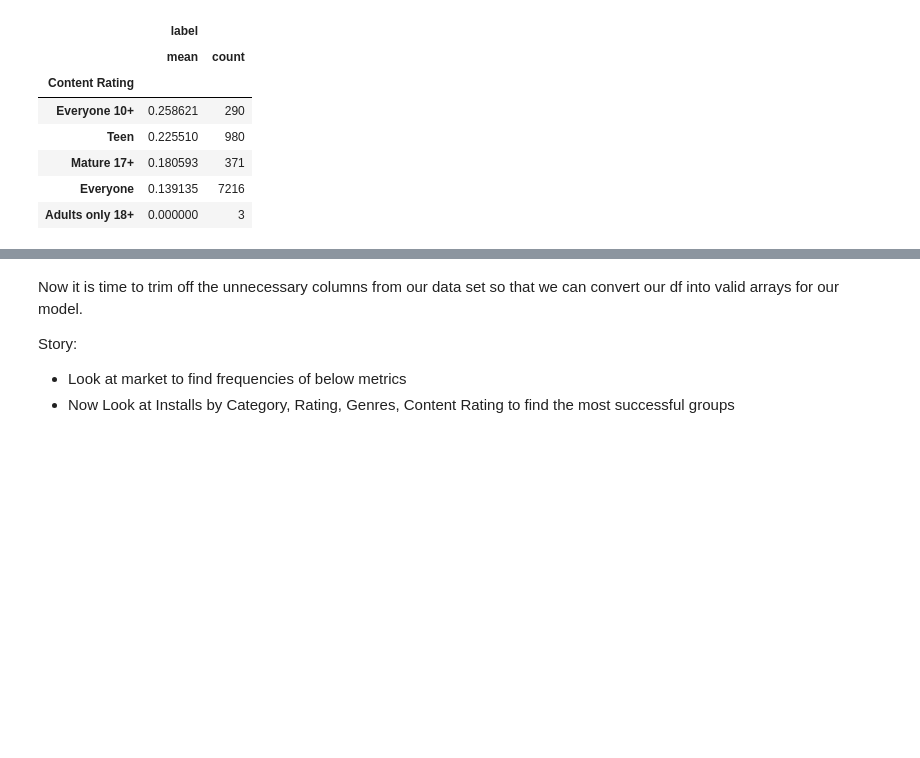
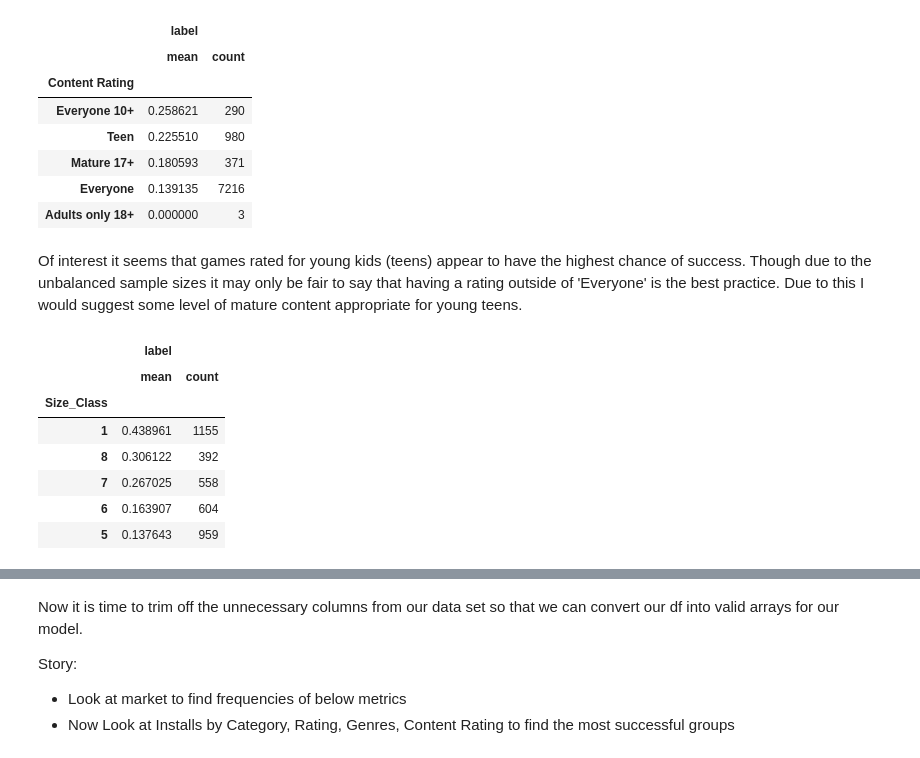
Before and after one commit to hanessteven/Hanes_Projects, a Jupyter notebook: Profitable Apps Project/Profitable Apps.ipynb, the cells around one changed output, grey strips where cells are left out. Saved outputs shown, nothing was run; the diff lists cells and outputs as text; code cells hidden in the pictures; blank space fills up the shorter version.

```diff
--- a/Profitable Apps Project/Profitable Apps.ipynb
+++ b/Profitable Apps Project/Profitable Apps.ipynb
@@ -660,3 +660,20 @@ cr_inst.sort_values(('label', 'mean'), ascending=False)[:5]
 | Mature 17+ | 0.180593 | 371 |
 | Everyone | 0.139135 | 7216 |
 | Adults only 18+ | 0.000000 | 3 |
+# %% [markdown]
+Of interest it seems that games rated for young kids (teens) appear to have the highest chance of success.
+Though due to the unbalanced sample sizes it may only be fair to say that having a rating outside of
+'Everyone' is the best practice.  Due to this I would suggest some level of mature content appropriate for
+young teens.
+# %%
+sc_inst = df[['Size_Class','label']].groupby('Size_Class').agg(['mean', 'count'])
+sc_inst.sort_values(('label', 'mean'), ascending=False)
+# %% [output]
+|  | label |  |
+|  | mean | count |
+| Size_Class |  |  |
+| 1 | 0.438961 | 1155 |
+| 8 | 0.306122 | 392 |
+| 7 | 0.267025 | 558 |
+| 6 | 0.163907 | 604 |
+| 5 | 0.137643 | 959 |
```
Also changed, not shown: parts of 27 cells of this notebook, 1 other file.
